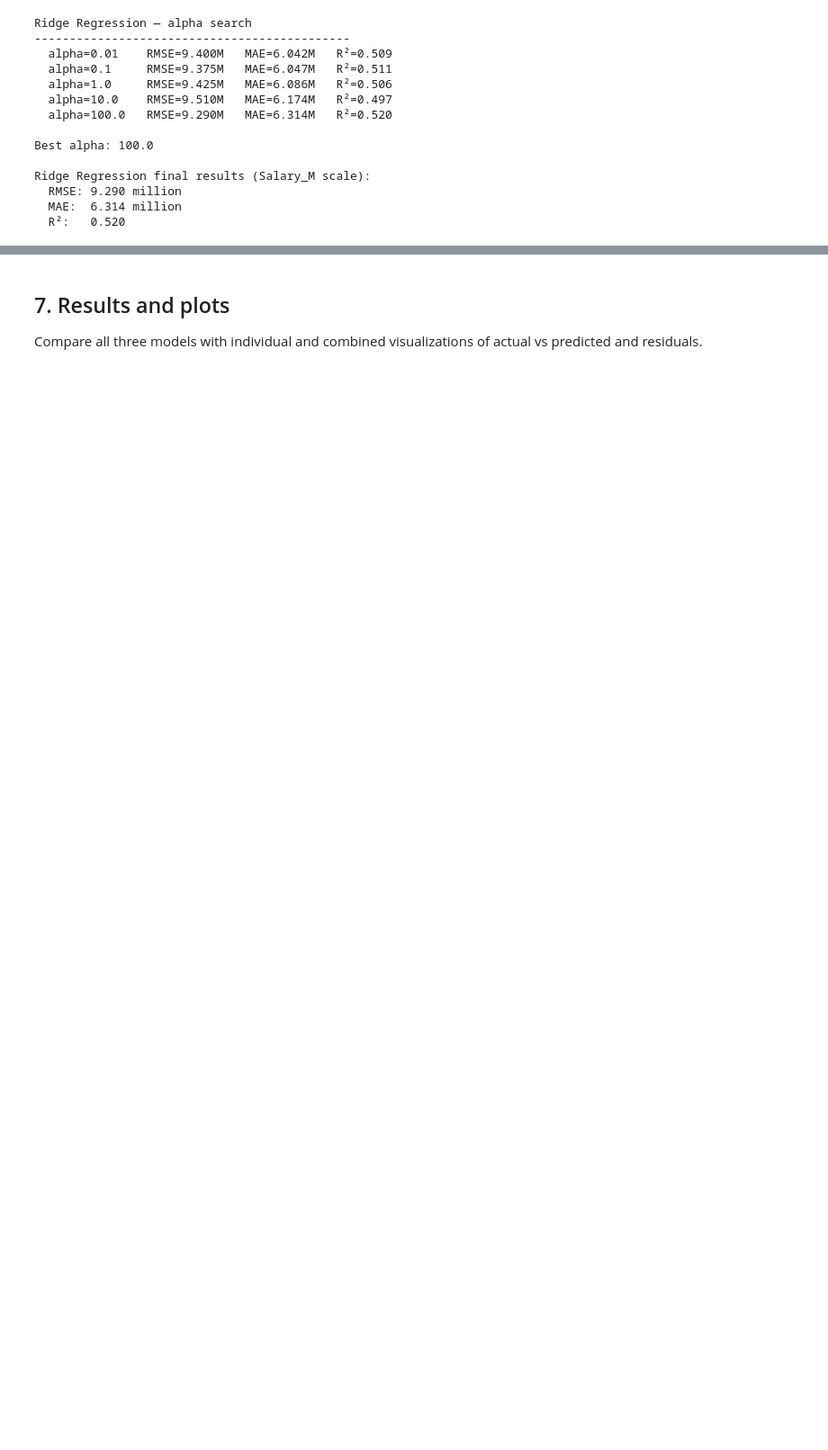
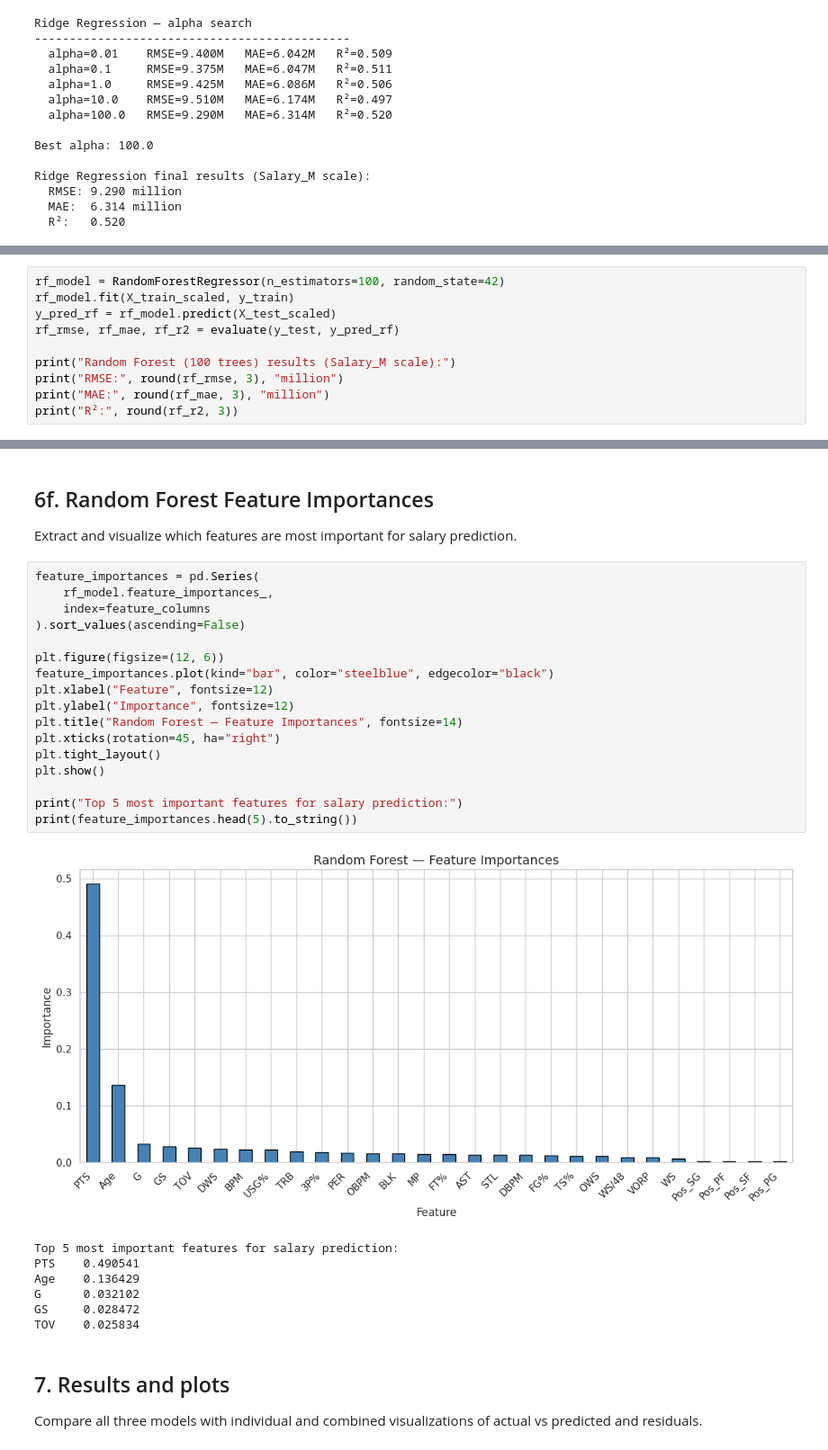
Before and after one commit to Brett-Dowling/NBAsalaryPredictor, a Jupyter notebook: baseline_salary_prediction.ipynb, the cells around one changed output, grey strips where cells are left out. Shown at 90% size. Drawn from its saved outputs; the diff is of its cells as text; blank space fills up the shorter version.

```diff
--- a/baseline_salary_prediction.ipynb
+++ b/baseline_salary_prediction.ipynb
@@ -215,0 +336,10 @@ Ridge Regression final results (Salary_M scale):
+# %%
+rf_model = RandomForestRegressor(n_estimators=100, random_state=42)
+rf_model.fit(X_train_scaled, y_train)
+y_pred_rf = rf_model.predict(X_test_scaled)
+rf_rmse, rf_mae, rf_r2 = evaluate(y_test, y_pred_rf)
+
+print("Random Forest (100 trees) results (Salary_M scale):")
+print("RMSE:", round(rf_rmse, 3), "million")
+print("MAE:", round(rf_mae, 3), "million")
+print("R²:", round(rf_r2, 3))
@@ -216,3 +351,32 @@ Ridge Regression final results (Salary_M scale):
+# %% [markdown]
+## 6f. Random Forest Feature Importances
+
+Extract and visualize which features are most important for salary prediction.
+# %%
+feature_importances = pd.Series(
+    rf_model.feature_importances_,
+    index=feature_columns
+).sort_values(ascending=False)
+
+plt.figure(figsize=(12, 6))
+feature_importances.plot(kind="bar", color="steelblue", edgecolor="black")
+plt.xlabel("Feature", fontsize=12)
+plt.ylabel("Importance", fontsize=12)
+plt.title("Random Forest — Feature Importances", fontsize=14)
+plt.xticks(rotation=45, ha="right")
+plt.tight_layout()
+plt.show()
+
+print("Top 5 most important features for salary prediction:")
+print(feature_importances.head(5).to_string())
+# %% [output]
+[figure, added]
+Top 5 most important features for salary prediction:
+PTS    0.490541
+Age    0.136429
+G      0.032102
+GS     0.028472
+TOV    0.025834
 # %% [markdown]
 ## 7. Results and plots
 
```
Also changed, not shown: parts of 11 cells of this notebook, 1 other file.
